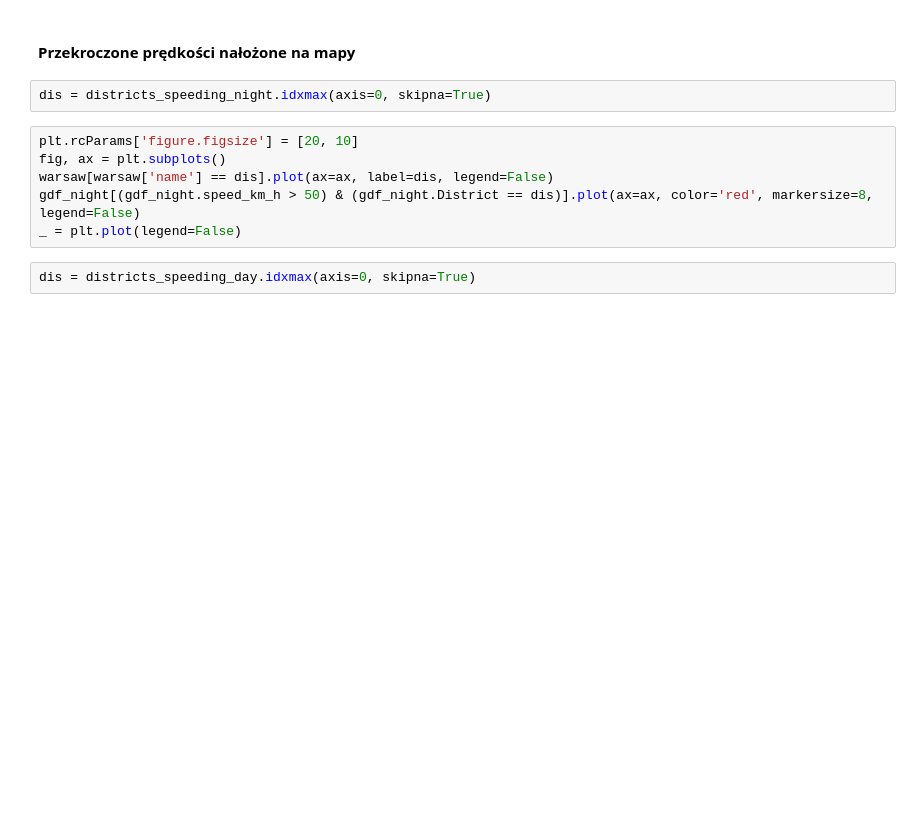
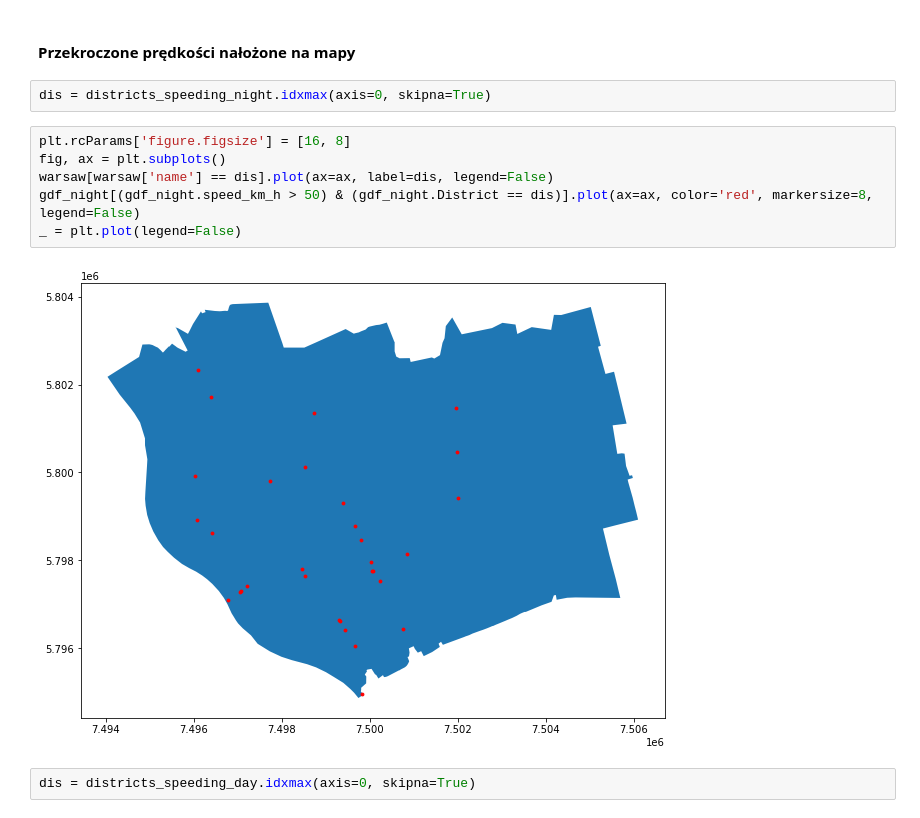
Before and after one commit to python-wizard-old/data_analysis_ztm_warsaw_buses, a Jupyter notebook: whole_process.ipynb, the cells around one changed output. Drawn from its saved outputs; the diff is of its cells as text; blank space fills up the shorter version.

```diff
--- a/whole_process.ipynb
+++ b/whole_process.ipynb
@@ -362,11 +457,13 @@ districts_speeding_day[districts_speeding_day > 5]
 # %%
 dis = districts_speeding_night.idxmax(axis=0, skipna=True)
 # %%
-plt.rcParams['figure.figsize'] = [20, 10]
+plt.rcParams['figure.figsize'] = [16, 8]
 fig, ax = plt.subplots()
 warsaw[warsaw['name'] == dis].plot(ax=ax, label=dis, legend=False)
 gdf_night[(gdf_night.speed_km_h > 50) & (gdf_night.District == dis)].plot(ax=ax, color='red', markersize=8, legend=False)
 _ = plt.plot(legend=False)
+# %% [output]
+[figure, added]
 # %%
 dis = districts_speeding_day.idxmax(axis=0, skipna=True)
 # %%
```
Also changed, not shown: parts of 23 cells of this notebook, 5 other files.
